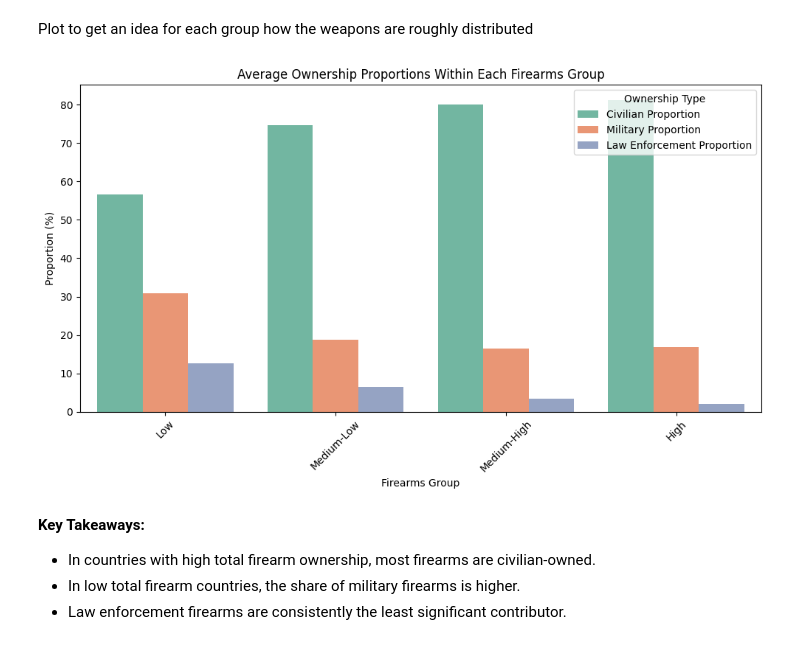
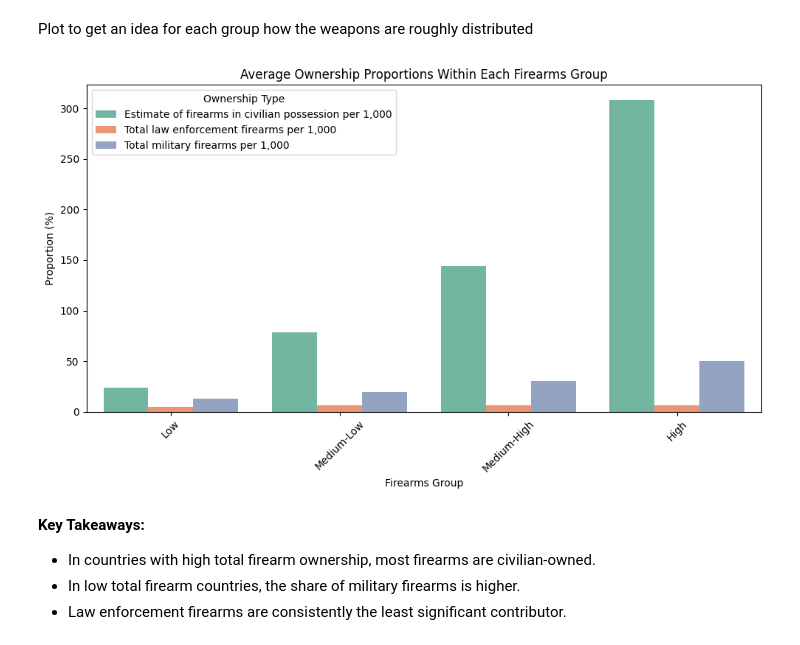
Before and after one commit to Alexderoode011202/DW_project, a Jupyter notebook: analysis/analysev2.ipynb, the cells around one changed output. Saved outputs shown, nothing was run; the diff lists cells and outputs as text; code cells hidden in the pictures.

Commit message:
I nearly finished the statistical tests. More plots for Q2 might be needed. Please check out!

```diff
--- a/analysis/analysev2.ipynb
+++ b/analysis/analysev2.ipynb
@@ -135,25 +175,29 @@ Plot to get an idea for each group how the weapons are roughly distributed
 # %%
 # Compute mean crime rates by firearm group & ownership proportions
 crime_means_within_group = data.groupby("Total Firearms Group")[
-    ["Civilian Proportion", "Military Proportion", "Law Enforcement Proportion",
+    ["Estimate of firearms in civilian possession per 1,000",
+    "Total law enforcement firearms per 1,000",
+    "Total military firearms per 1,000",
      "Total Homicides per 1,000", "Total Sexual Crimes per 1,000",
      "Total Violent Crimes per 1,000", "Combined Crime Rate per 1,000"]
 ].mean().reset_index()
 
 # Plot bar chart for ownership proportions
 plt.figure(figsize=(10, 6))
-ownership_melted = crime_means_within_group.melt(id_vars="Total Firearms Group", value_vars=["Civilian Proportion", "Military Proportion", "Law Enforcement Proportion"])
+ownership_melted = crime_means_within_group.melt(id_vars="Total Firearms Group", value_vars=["Estimate of firearms in civilian possession per 1,000",
+    "Total law enforcement firearms per 1,000",
+    "Total military firearms per 1,000"])
 sns.barplot(data=ownership_melted, x="Total Firearms Group", y="value", hue="variable", palette="Set2")
 
 plt.title("Average Ownership Proportions Within Each Firearms Group")
 plt.xlabel("Firearms Group")
 plt.ylabel("Proportion (%)")
 plt.legend(title="Ownership Type")
 plt.xticks(rotation=45)
 plt.tight_layout()
 plt.show()
 # %% [output]
-[figure, old version]
+[figure, new version]
 # %% [markdown]
 **Key Takeaways:**
 - In countries with high total firearm ownership, most firearms are civilian-owned.
```
Also changed, not shown: parts of 27 cells of this notebook.
